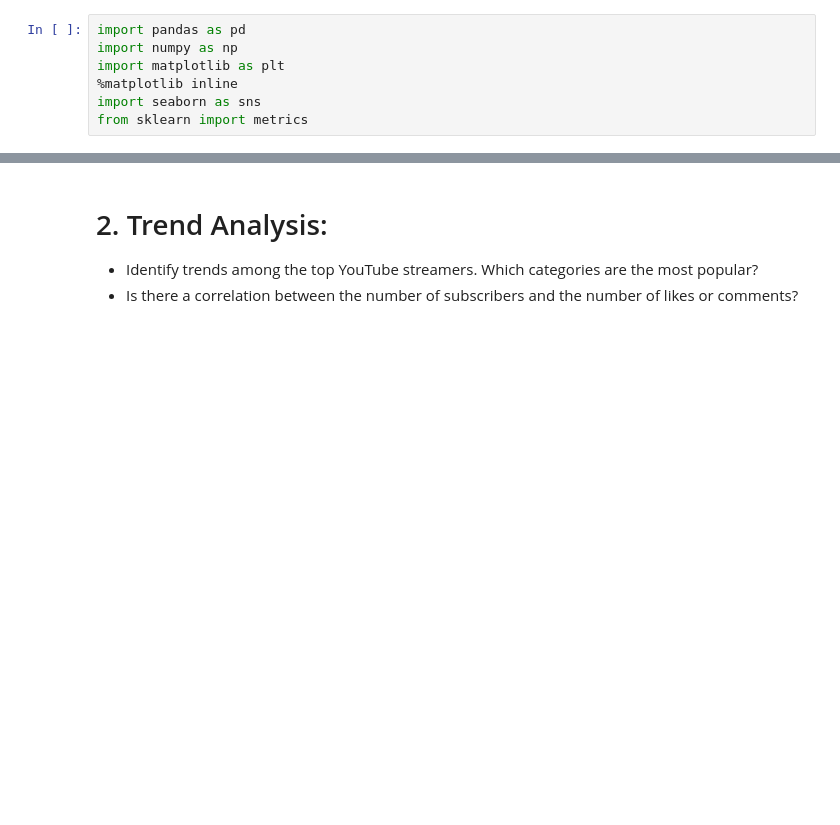
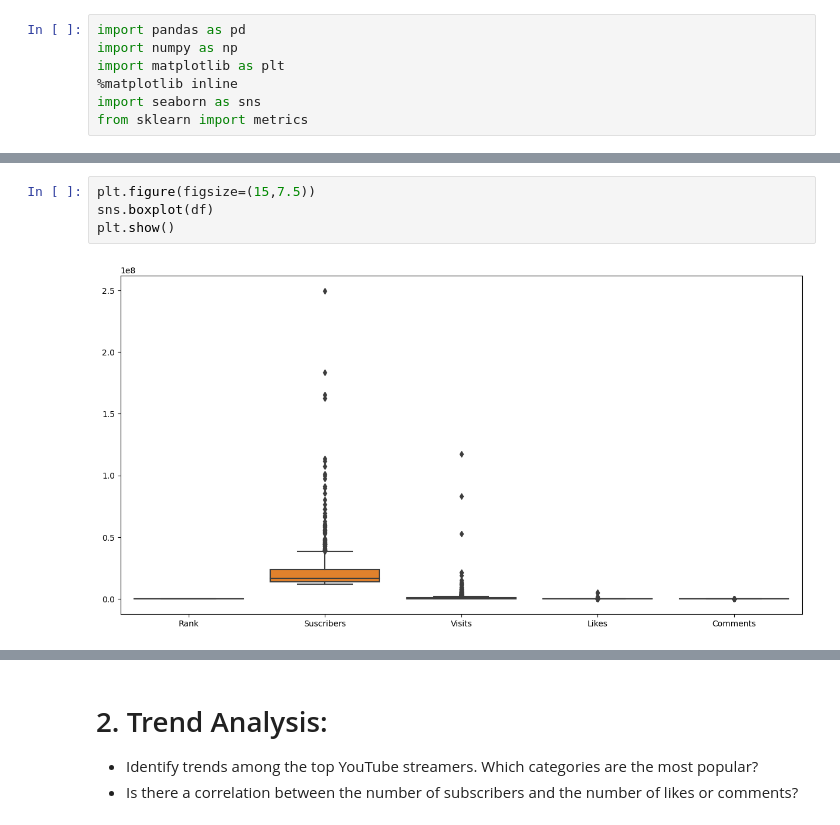
Before and after one commit to AndheraYoddha/-TASK-INTERN-CAREER, a Jupyter notebook: Youtube_Streamer.ipynb, the cells around one changed output, grey strips where cells are left out. Cells and saved outputs as stored; diff of their text form; blank space fills up the shorter version.

```diff
--- a/Youtube_Streamer.ipynb
+++ b/Youtube_Streamer.ipynb
@@ -79,0 +136,6 @@ yt.describe()
+# %%
+plt.figure(figsize=(15,7.5))
+sns.boxplot(df)
+plt.show()
+# %% [output]
+[figure, added]
```
Also changed, not shown: parts of 50 cells of this notebook.
